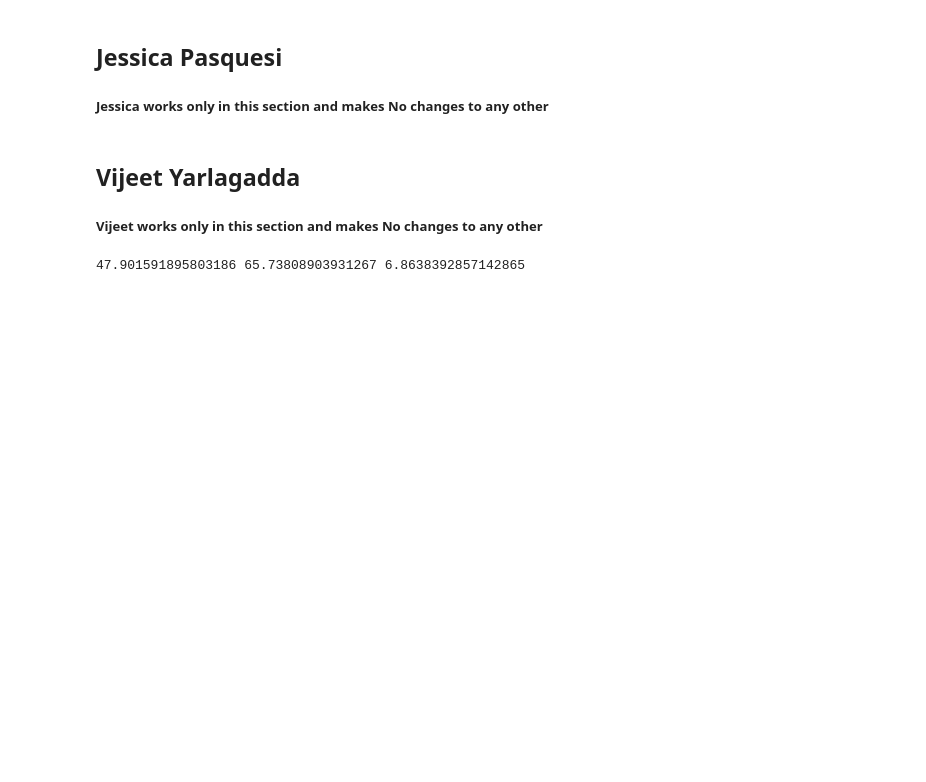
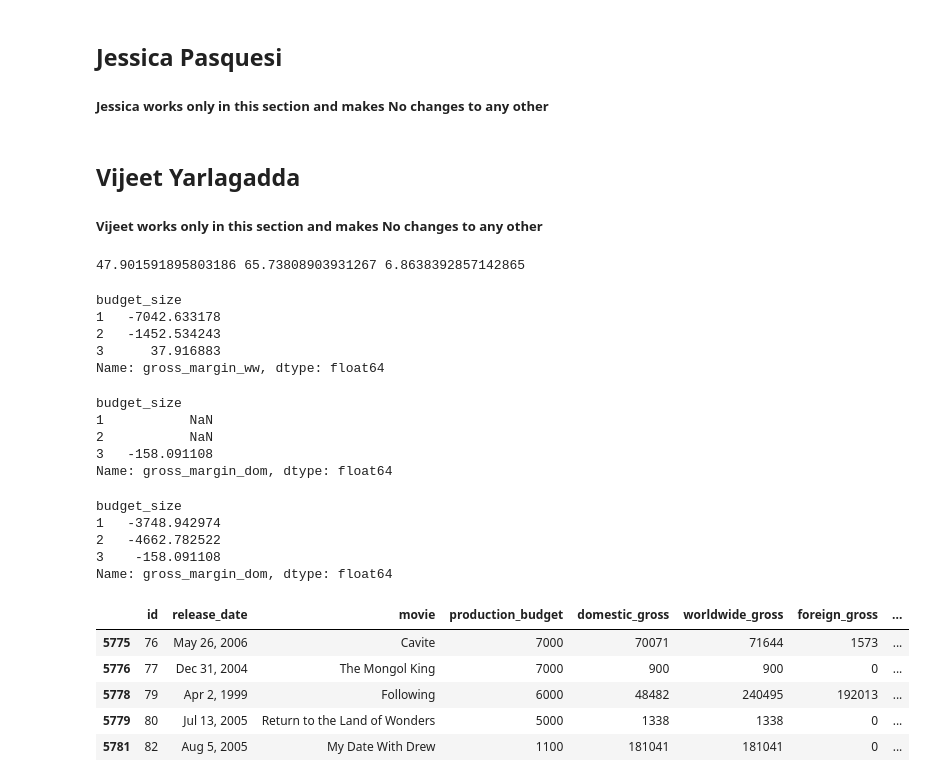
Before and after one commit to masonbatch/dsc-capstone, a Jupyter notebook: student.ipynb, the cells around one changed output. Saved outputs shown, nothing was run; the diff lists cells and outputs as text; code cells hidden in the pictures; blank space fills up the shorter version.

```diff
--- a/student.ipynb
+++ b/student.ipynb
@@ -510,0 +520,8 @@ big_budget = movie_budgets[(movie_budgets["production_budget"] >= 100000000)]
+# %%
+budgets.groupby("budget_size")["gross_margin_ww"].mean()
+# %% [output]
+budget_size
+1   -7042.633178
+2   -1452.534243
+3      37.916883
+Name: gross_margin_ww, dtype: float64
@@ -510,0 +531,27 @@ big_budget = movie_budgets[(movie_budgets["production_budget"] >= 100000000)]
+# %%
+budgets.groupby("budget_size")["gross_margin_dom"].mean()
+# %% [output]
+budget_size
+1           NaN
+2           NaN
+3   -158.091108
+Name: gross_margin_dom, dtype: float64
+# %%
+budgets_dom = budgets.loc[budgets["domestic_gross"] > 0]
+# %%
+budgets_dom.groupby("budget_size")["gross_margin_dom"].mean()
+# %% [output]
+budget_size
+1   -3748.942974
+2   -4662.782522
+3    -158.091108
+Name: gross_margin_dom, dtype: float64
+# %%
+budgets_dom.tail()
+# %% [output]
+|  | id | release_date | movie | production_budget | domestic_gross | worldwide_gross | foreign_gross | ... |
+| 5775 | 76 | May 26, 2006 | Cavite | 7000 | 70071 | 71644 | 1573 | ... |
+| 5776 | 77 | Dec 31, 2004 | The Mongol King | 7000 | 900 | 900 | 0 | ... |
+| 5778 | 79 | Apr 2, 1999 | Following | 6000 | 48482 | 240495 | 192013 | ... |
+| 5779 | 80 | Jul 13, 2005 | Return to the Land of Wonders | 5000 | 1338 | 1338 | 0 | ... |
+| 5781 | 82 | Aug 5, 2005 | My Date With Drew | 1100 | 181041 | 181041 | 0 | ... |
```
Also changed, not shown: parts of 14 cells of this notebook.
